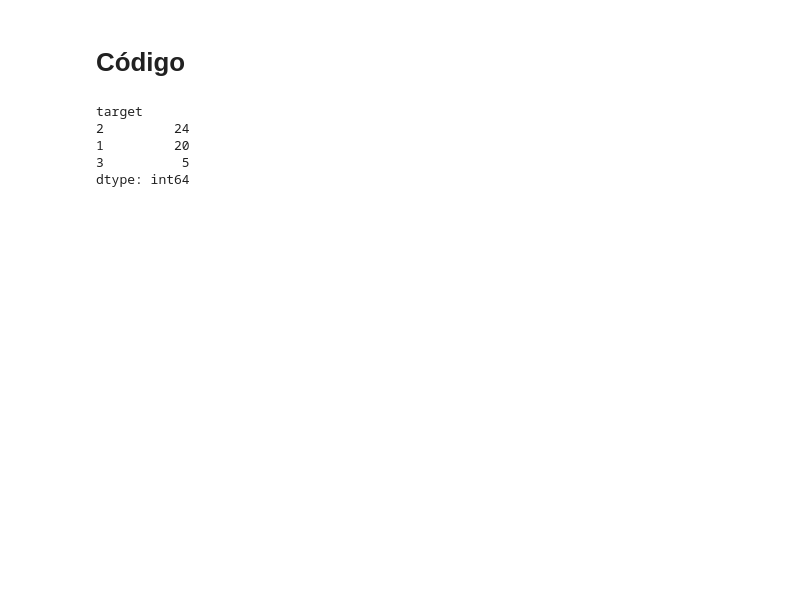
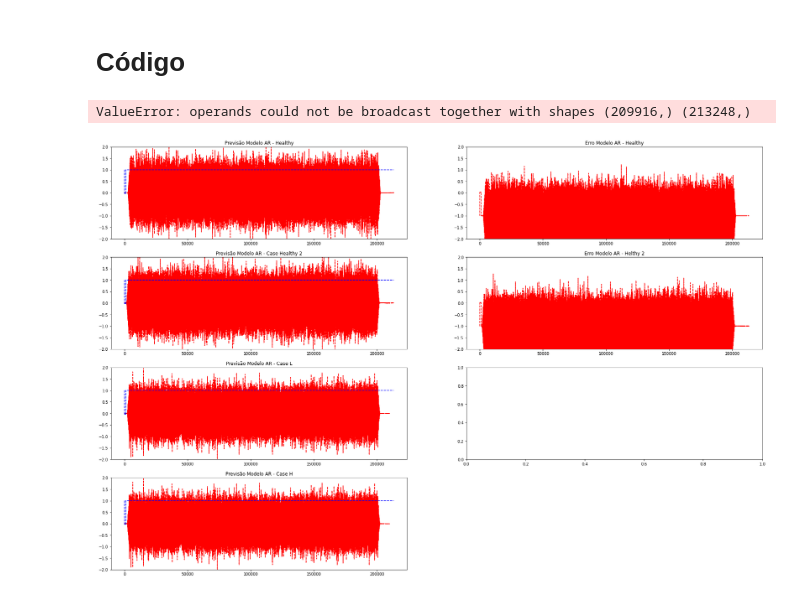
Before and after one commit to fefilizzola/HIML_TrabalhoFinal, a Jupyter notebook: trabalho_final_revGFS.ipynb, the cells around one changed output. Saved outputs shown, nothing was run; the diff lists cells and outputs as text; code cells hidden in the pictures; blank space fills up the shorter version.

```diff
--- a/trabalho_final_revGFS.ipynb
+++ b/trabalho_final_revGFS.ipynb
@@ -32,3 +32,20 @@ import seaborn as sns
 from sklearn.manifold import TSNE
 import warnings
 warnings.filterwarnings('ignore')
+# %%
+# Params Download Data.
+case_scheme = ["R", "L", "H"]
+CH_numbers = 1
+na = 17
+
+sensor_scheme=np.random.randint(1,2)
+case_num = np.random.randint(1,20)
+
+string="white_noise_"+str(case_num)+".lvm"
+d=read(join(getcwd(),f'Case_{case_scheme[0]}_(+25)/Case_{case_scheme[0]}_(+25)_{sensor_scheme}/',string))
+d[0]['Channel names'].pop()
+df=pd.DataFrame(d[0]['data'],columns=d[0]['Channel names'])
+ARmodel = AutoReg(df[f"Ch{CH_numbers}"],na).fit()
+pred=np.ones(209916)
+for i in range(na+1,209916):
+    pred[i] = ARmodel.predict(start=i).tolist()[0]
@@ -35 +77,43 @@ warnings.filterwarnings('ignore')
+# %%
+fig=plt.figure(facecolor='white',figsize=(30, 20))
+plt.subplot(421)
+plt.plot(df[f"Ch{CH_numbers}"],'r--')
+plt.plot(pred,'b--')
+plt.ylim([-2,2])
+plt.title('Previsão Modelo AR - Healthy')
+plt.subplot(423)
+plt.plot(df_2[f"Ch{CH_numbers}"],'r--')
+plt.plot(pred,'b--')
+plt.ylim([-2,2])
+plt.title('Previsão Modelo AR - Case Healthy 2')
+plt.subplot(425)
+plt.plot(df_3[f"Ch{CH_numbers}"],'r--')
+plt.plot(pred,'b--')
+plt.ylim([-2,2])
+plt.title('Previsão Modelo AR - Case L')
+plt.subplot(427)
+plt.plot(df_4[f"Ch{CH_numbers}"],'r--')
+plt.plot(pred,'b--')
+plt.ylim([-2,2])
+plt.title('Previsão Modelo AR - Case H')
+plt.subplot(422)
+plt.plot(df[f"Ch{CH_numbers}"]-pred,'r--')
+plt.ylim([-2,2])
+plt.title('Erro Modelo AR - Healthy')
+plt.subplot(424)
+plt.plot(df_2[f"Ch{CH_numbers}"]-pred,'r--')
+plt.ylim([-2,2])
+plt.title('Erro Modelo AR - Helthy 2')
+plt.subplot(426)
+plt.plot(df_3[f"Ch{CH_numbers}"]-pred,'r--')
+plt.ylim([-2,2])
+plt.title('Erro Modelo AR - Case L')
+plt.subplot(428)
+plt.plot(df_4[f"Ch{CH_numbers}"]-pred,'r--')
+plt.ylim([-2,2])
+plt.title('Erro Modelo AR - Case H')
+fig.show()
+# %% [output]
+ValueError: operands could not be broadcast together with shapes (209916,) (213248,)
+[figure, added]
 # %%
@@ -99,10 +164,0 @@ for jj, case in enumerate(case_scheme):
-# %%
-#plt.semilogy(x[1:],abs(df_freq_act))
-
-y_all.value_counts()
-# %% [output]
-target
-2         24
-1         20
-3          5
-dtype: int64
```
Also changed, not shown: parts of 7 cells of this notebook.
